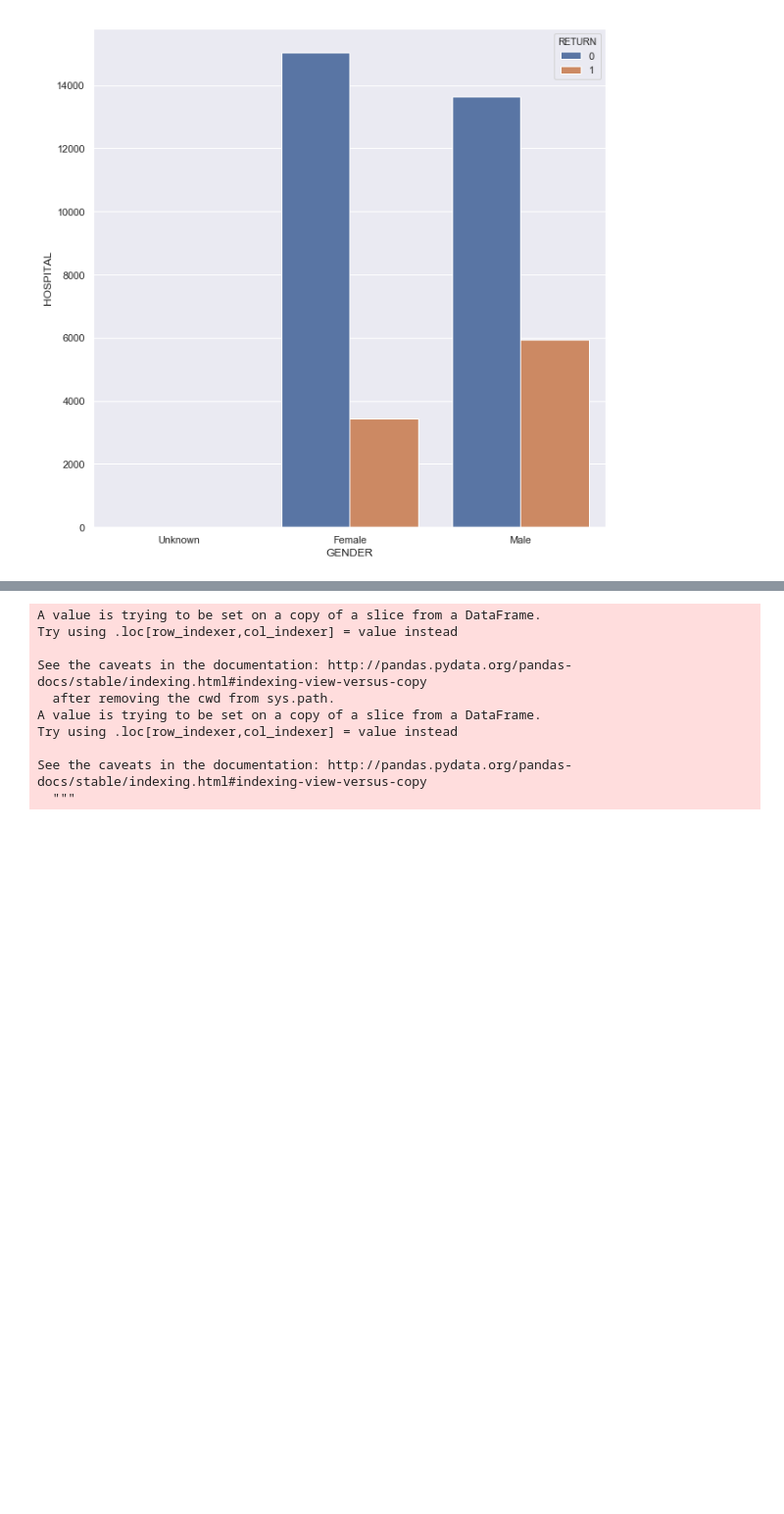
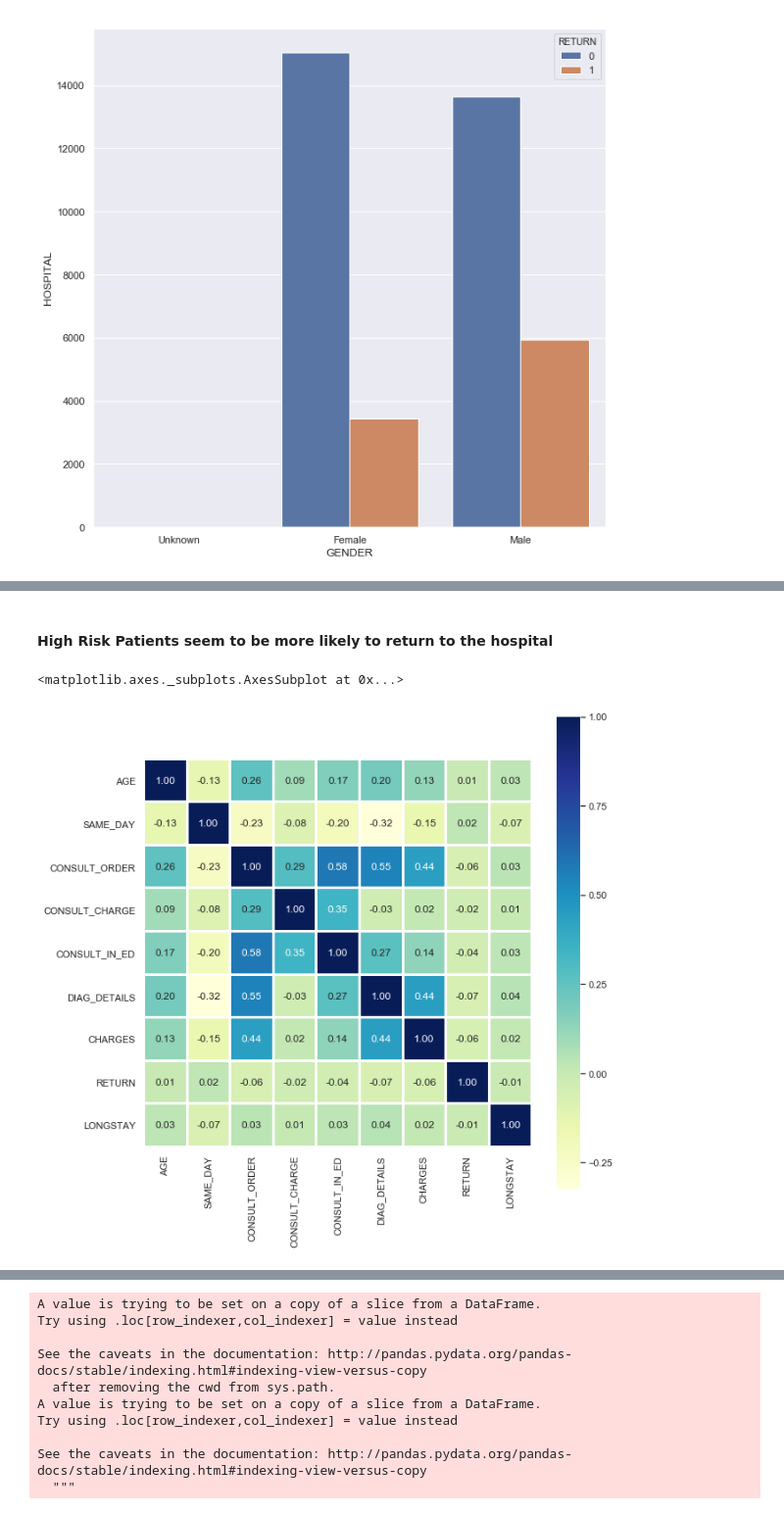
Before and after one commit to praveenjaikant/HospitalReturn, a Jupyter notebook: HospitalReturn.ipynb, the cells around one changed output, grey strips where cells are left out. Shown: that part at 98% size. Drawn from its saved outputs; the diff is of its cells as text; code cells hidden in the pictures; blank space fills up the shorter version.

```diff
--- a/HospitalReturn.ipynb
+++ b/HospitalReturn.ipynb
@@ -151,2 +193,20 @@ sns.barplot(x='DC_RESULT', y='HOSPITAL', hue='RETURN', data=df_dc_result)
+# %% [markdown]
+#### High Risk Patients seem to be more likely to return to the hospital
+# %%
+# calculate the correlation matrix
+corr = df_train.corr()
+
+# plot the heatmap
+sns.heatmap(corr,
+            xticklabels=corr.columns,
+            yticklabels=corr.columns,
+            cmap="YlGnBu",
+            annot=True,
+            square=True,
+            linewidths=2,
+            fmt='.2f')
+# %% [output]
+<matplotlib.axes._subplots.AxesSubplot at 0x...>
+[figure, added]
 # %% [markdown]
 ### Machine Learning Models For Prediction
```
Also changed, not shown: parts of 17 cells of this notebook.
